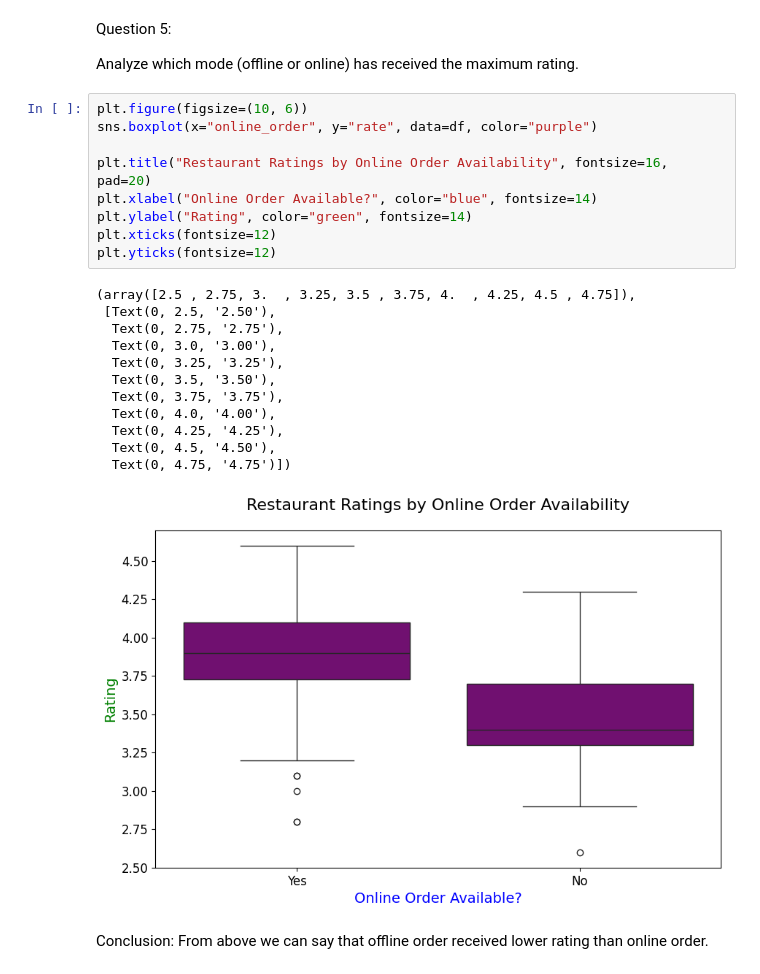
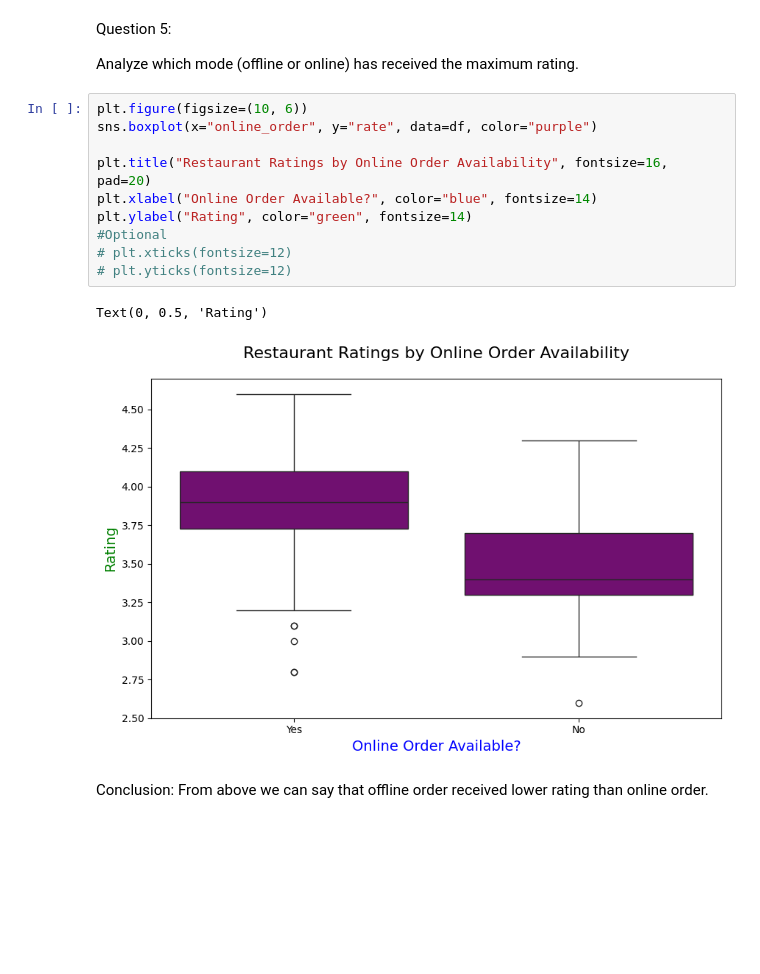
Before and after one commit to Vanshaj14Mohan/Zomata-Data-Analysis, a Jupyter notebook: Files/main.ipynb, the cells around one changed output. Saved outputs shown, nothing was run; the diff lists cells and outputs as text; blank space fills up the shorter version.

```diff
--- a/Files/main.ipynb
+++ b/Files/main.ipynb
@@ -161,25 +161,16 @@ Analyze which mode (offline or online) has received the maximum rating.
 # %%
 plt.figure(figsize=(10, 6))
 sns.boxplot(x="online_order", y="rate", data=df, color="purple")
 
 plt.title("Restaurant Ratings by Online Order Availability", fontsize=16, pad=20)
 plt.xlabel("Online Order Available?", color="blue", fontsize=14)
 plt.ylabel("Rating", color="green", fontsize=14)
-plt.xticks(fontsize=12)
-plt.yticks(fontsize=12)
+#Optional
+# plt.xticks(fontsize=12)
+# plt.yticks(fontsize=12)
 # %% [output]
-(array([2.5 , 2.75, 3.  , 3.25, 3.5 , 3.75, 4.  , 4.25, 4.5 , 4.75]),
- [Text(0, 2.5, '2.50'),
-  Text(0, 2.75, '2.75'),
-  Text(0, 3.0, '3.00'),
-  Text(0, 3.25, '3.25'),
-  Text(0, 3.5, '3.50'),
-  Text(0, 3.75, '3.75'),
-  Text(0, 4.0, '4.00'),
-  Text(0, 4.25, '4.25'),
-  Text(0, 4.5, '4.50'),
-  Text(0, 4.75, '4.75')])
+Text(0, 0.5, 'Rating')
-[figure, old version]
+[figure, new version]
 # %% [markdown]
 Conclusion: From above we can say that offline order received lower rating than online order.
 # %% [markdown]
```
